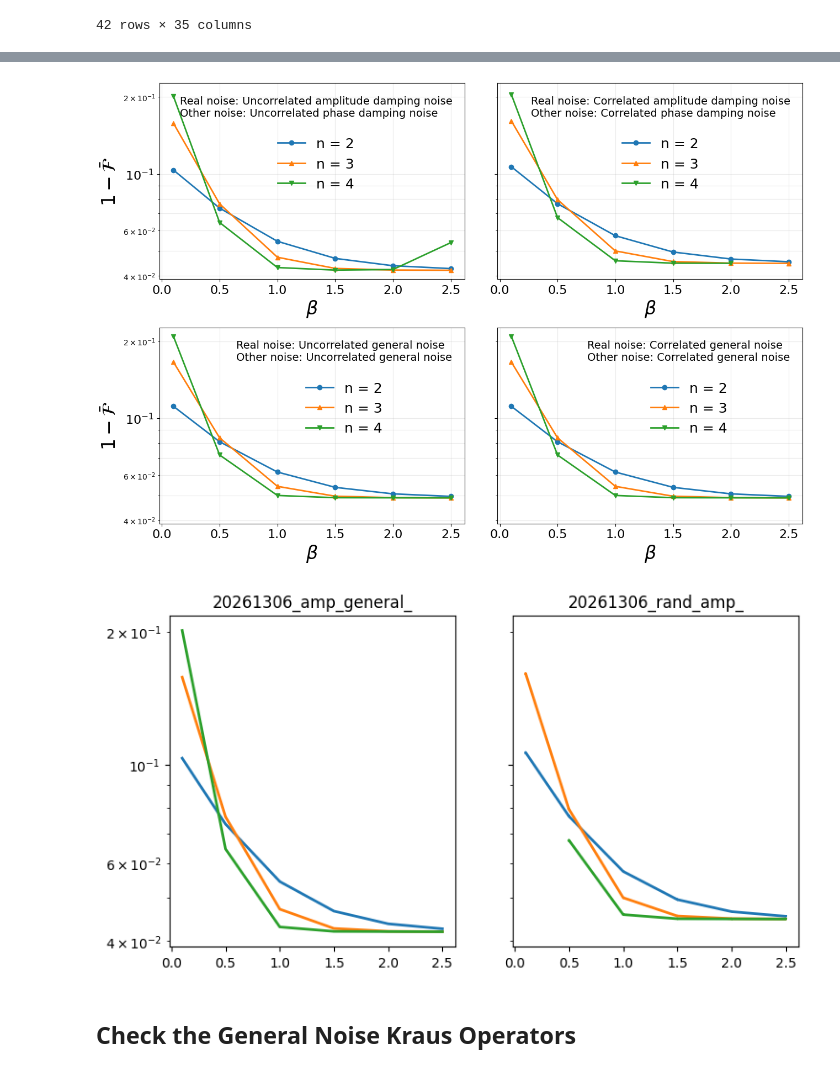
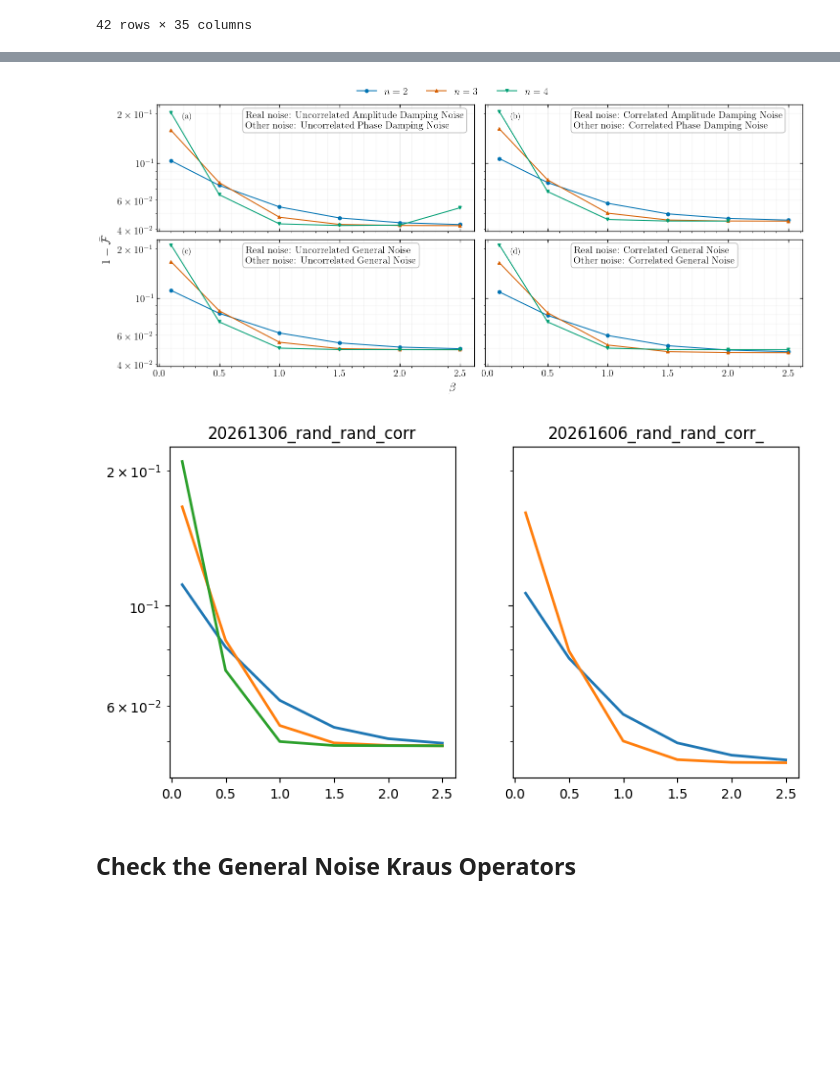
Before and after one commit to fedesss98/shooting-decoherences, a Jupyter notebook: notebooks/10-fede-analyse-results.ipynb, the cells around one changed output, grey strips where cells are left out. Drawn from its saved outputs; the diff is of its cells as text; code cells hidden in the pictures; blank space fills up the shorter version.

```diff
--- a/notebooks/10-fede-analyse-results.ipynb
+++ b/notebooks/10-fede-analyse-results.ipynb
@@ -104,18 +116,0 @@ def read_config_metadata(experiments_dir: Path, experiment_name: str) -> dict:
-# %%
-experiments_names = [
-  "1qbt_rand_amp_auto",
-  "1qbt_btfp_amp_auto",
-  "1qbt_amp_phs_auto",
-  "1qbt_rand_rand_auto"
-]
-
-for folder in experiments_names:
-    print(f"Processing {folder}...")
-    experiment_dir = EXPERIMENTS_DIR / folder
-
-    config = read_config_metadata(EXPERIMENTS_DIR, folder)
-    try:
-      with open(EXPERIMENTS_DIR / folder / "data" / "results.json", "r") as f:
-          results = json.load(f)
-    except FileNotFoundError:
-      print(f"Results file not found for {folder}. Skipping.")
@@ -206,17 +424,6 @@ def summarize_batches(frame: pd.DataFrame) -> pd.DataFrame:
         )
 
     return pd.DataFrame(rows).sort_values("batch").reset_index(drop=True)
-
-
-def get_noise_name(name: str, correlated: bool) -> str:
-    str_name = ""
-    if correlated:
-        str_name += "Correlated "
-    else:
-        str_name += "Uncorrelated "
-    str_name += (" ".join(name.split("_")))
-    str_name += " noise"
-    return str_name
 # %%
 summary_df = load_summary_frame(SUMMARY_CSV)
 summary_df = summary_df.sort_values(["batch", "n_qubits", "beta", "name"]).reset_index(drop=True)
@@ -454,24 +798,25 @@ fig_comparison.savefig(EXPERIMENTS_DIR / "comparison_grid_all.pdf", dpi=300)
 # %%
 FOUR_PANEL_LAYOUT = [
     ["amplitude_damping", "phase_damping"],
     ["general", "general"],
 ]
 
 fig_comparison, axes = plot_batch_grid(
     summary_df,
     layout=FOUR_PANEL_LAYOUT,
     log_scale=True,
+    figsize=(12, 5),
+    latex=True,
+    savepath=EXPERIMENTS_DIR / "comparison_grid_4panel.pdf",
+     dpi=300,
 )
-
-fig_comparison.savefig(EXPERIMENTS_DIR / "comparison_grid_4panel.png", dpi=300)
-fig_comparison.savefig(EXPERIMENTS_DIR / "comparison_grid_4panel.pdf", dpi=300)
 # %% [output]
-[figure, old version]
+[figure, new version]
 # %%
 prepared = add_layout_columns(summary_df, batch_col="batch")
 noise_1 = "general"
-noise_2 = "amplitude_damping"
-correlated = False
+noise_2 = "general"
+correlated = True
 plot_frame = prepared.loc[
                 (prepared["layout_noise_1"] == noise_1)
                 & (prepared["layout_noise_2"] == noise_2)
@@ -498,7 +843,7 @@ for j, batch in enumerate(batches):
   axs[j].set_yscale("log")
   axs[j].set_title(batch_name)
 # %% [output]
-[figure, old version]
+[figure, new version]
 # %% [markdown]
 ## Check the General Noise Kraus Operators
 # %%
```
Also changed, not shown: parts of 9 cells of this notebook, 2 other files.
